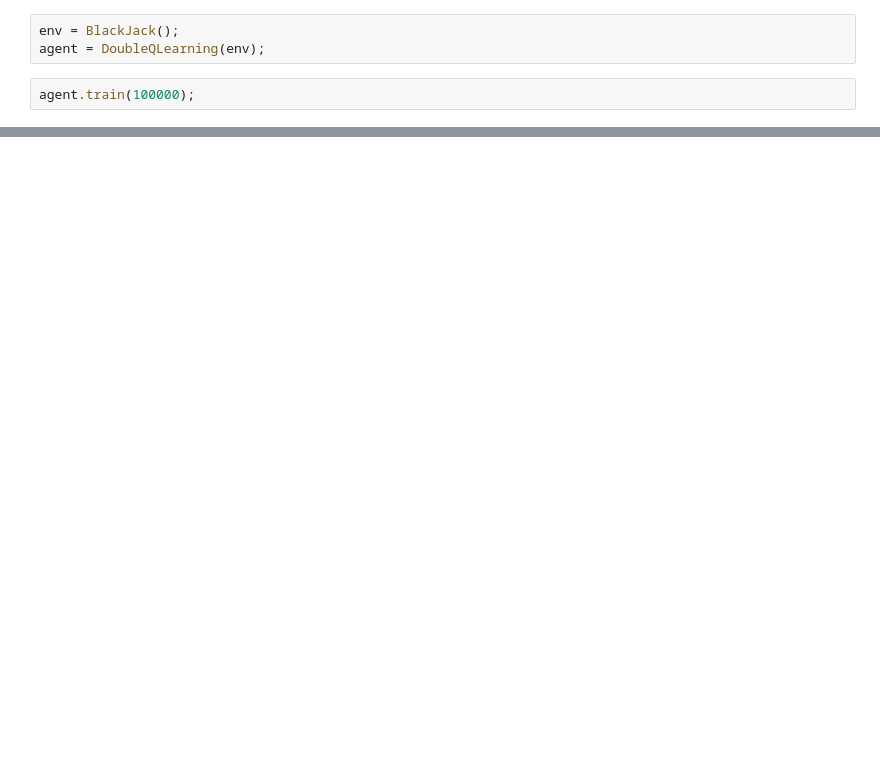
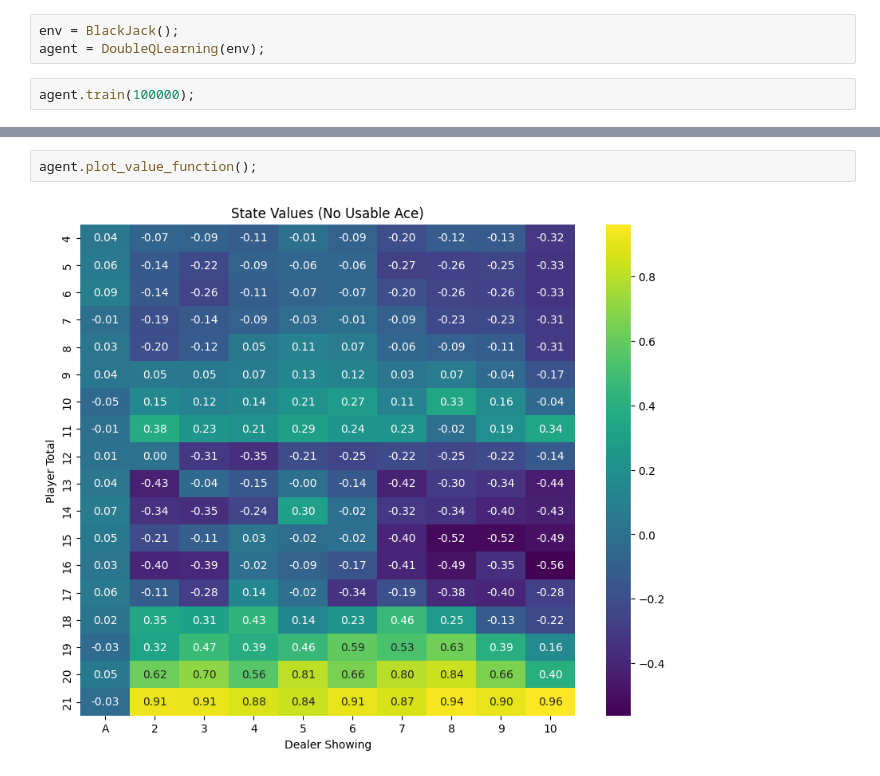
Before and after one commit to CHAITSNIPER/reasoning, a Jupyter notebook: Game.ipynb, the cells around one changed output, grey strips where cells are left out. Cells and saved outputs as stored; diff of their text form; blank space fills up the shorter version.

```diff
--- a/Game.ipynb
+++ b/Game.ipynb
@@ -208,0 +272,4 @@ win percentage: 46.0%
+# %%
+agent.plot_value_function();
+# %% [output]
+[figure, added]
```
Also changed, not shown: parts of 4 cells of this notebook.
